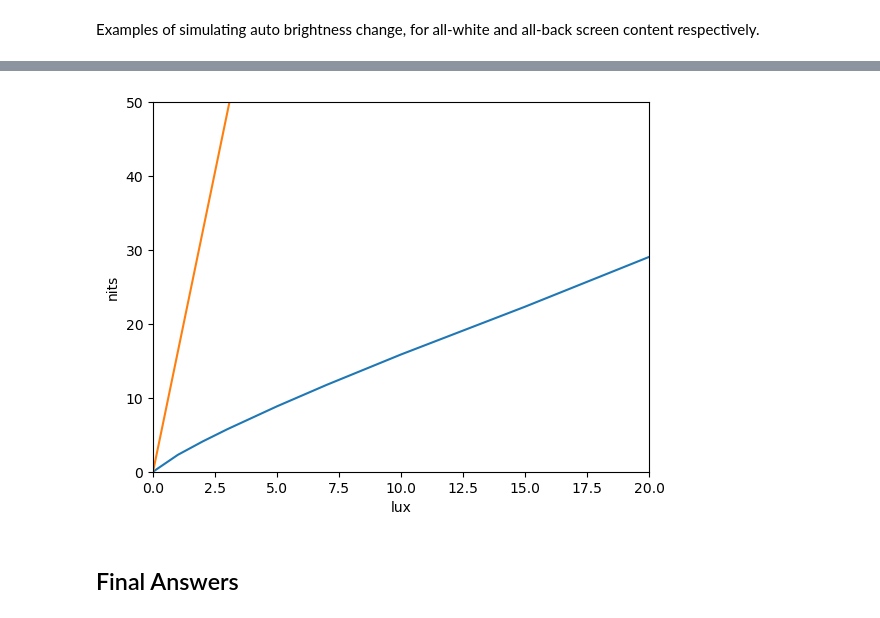
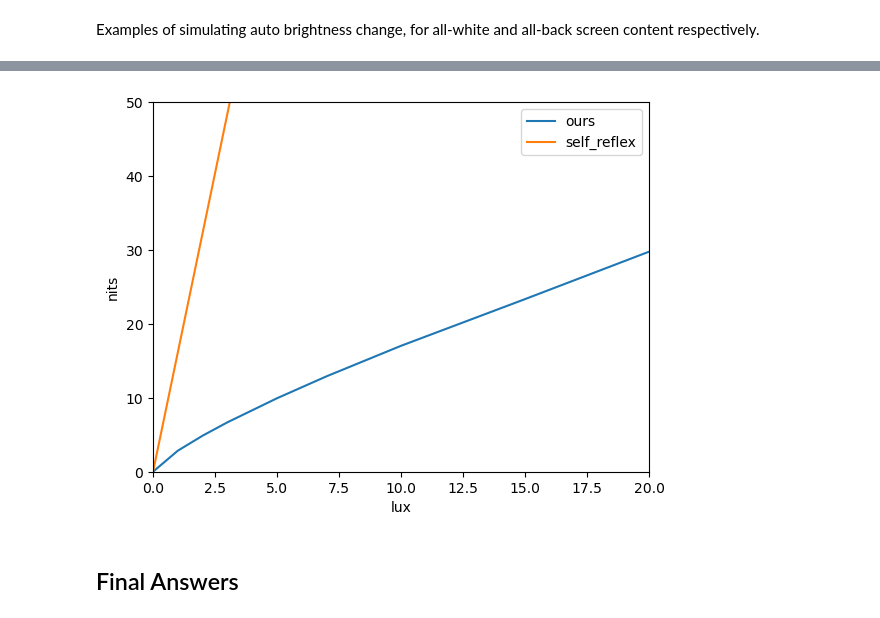
Before and after one commit to yezhiyi9670-aosp-forks/shared-android_device_oneplus_lemonades, a Jupyter notebook: docs/brightness_remap_calculations/calc.ipynb, the cells around one changed output, grey strips where cells are left out. Drawn from its saved outputs; the diff is of its cells as text; code cells hidden in the pictures.

```diff
--- a/docs/brightness_remap_calculations/calc.ipynb
+++ b/docs/brightness_remap_calculations/calc.ipynb
@@ -400,0 +219,10 @@ Conclusion: The register to nits mapping is mostly piecewise linear. The key poi
+# %%
+def register_to_nit(val: float):
+    return linear_map(val, panel_registers, panel_nits)
+def nit_to_register(val: float):
+    return linear_map(val, panel_nits, panel_registers)
+def nit_to_backlight(val: float):
+    return register_to_backlight(nit_to_register(val))
+key_nits = [ register_to_nit(register) for register in key_registers ]
+
+print(key_registers, key_nits)
@@ -572,55 +412,56 @@ Examples of simulating auto brightness change, for all-white and all-back screen
 # %%
 def simulate_brightness_change(
     env_lux: float,
-    start_nits: float,
-    auto_lux: list[float],
-    auto_nits: list[float],
-    auto_reflex_lux: list[float],
+    start_nit: float,
+    auto_luxs: Sequence[float],
+    auto_nits: Sequence[float],
+    self_reflex_ratio: float,  # 0 for black, 1 for white
     /,
     step_lim: tuple[float, float] = (0.95, 1.05),
     lux_change_thresh: tuple[float, float] = (1, 1)
 ):
     eps = 1e-2
-    curr_nits = start_nits
-    min_nits, max_nits = min(*auto_nits), max(*auto_nits)
-    min_lux, max_lux = min(*auto_lux), max(*auto_lux)
+    curr_nit = start_nit
+    min_nit, max_nit = min(*auto_nits), max(*auto_nits)
+    min_lux, max_lux = min(*auto_luxs), max(*auto_luxs)
     while True:
-        prev_nits = curr_nits
-        reflex_lux = list_to_list_linear_map(
-            curr_nits,
-            auto_nits, auto_reflex_lux
-        )
-        should_lux = list_to_list_linear_map(
-            curr_nits,
-            auto_nits, auto_lux
+        prev_nit = curr_nit
+        reflex_lux = self_reflex_nit_to_lux(curr_nit) * self_reflex_ratio
+        should_lux = linear_map(
+            curr_nit,
+            auto_nits, auto_luxs
         )
         curr_lux = reflex_lux + env_lux
         if lux_change_thresh[0] * should_lux <= curr_lux <= lux_change_thresh[1] * should_lux:
             break
-        curr_nits = list_to_list_linear_map(
+        curr_nit = linear_map(
             max(min_lux, min(max_lux, curr_lux)),
-            auto_lux, auto_nits,
+            auto_luxs, auto_nits,
         )
-        curr_nits = max(step_lim[0] * prev_nits, min(step_lim[1] * prev_nits, curr_nits))
-        curr_nits = max(min_nits, min(max_nits, curr_nits))
-        if abs(curr_nits - prev_nits) < eps:
+        curr_nit = max(step_lim[0] * prev_nit, min(step_lim[1] * prev_nit, curr_nit))
+        curr_nit = max(min_nit, min(max_nit, curr_nit))
+        if abs(curr_nit - prev_nit) < eps:
             break
-    return curr_lux, curr_nits
+    return curr_lux, curr_nit
 
-plt.plot(auto_lux, auto_nits)
-plt.plot(auto_reflex_white_lux, auto_nits)
+plt.plot(auto_luxs, auto_nits, label='ours')
+plt.plot(*make_auto_brightness_map(self_reflex_lux_to_nit), label='self_reflex')
 plt.xlim(0, 20)
 plt.ylim(0, 50)
 plt.xlabel('lux')
 plt.ylabel('nits')
-print(simulate_brightness_change(1500, 150, auto_lux, auto_nits, auto_reflex_black_lux))
-print(simulate_brightness_change(500, 150, auto_lux, auto_nits, auto_reflex_black_lux))
-print(simulate_brightness_change(300, 150, auto_lux, auto_nits, auto_reflex_black_lux))
-print(simulate_brightness_change(200, 150, auto_lux, auto_nits, auto_reflex_black_lux))
-print(simulate_brightness_change(100, 150, auto_lux, auto_nits, auto_reflex_black_lux))
-print(simulate_brightness_change(20, 150, auto_lux, auto_nits, auto_reflex_white_lux))
-print(simulate_brightness_change(5, 150, auto_lux, auto_nits, auto_reflex_white_lux))
-print(simulate_brightness_change(5, 150, auto_lux, auto_nits, auto_reflex_black_lux))
-print(simulate_brightness_change(2, 150, auto_lux, auto_nits, auto_reflex_black_lux))
-print(simulate_brightness_change(1, 150, auto_lux, auto_nits, auto_reflex_black_lux))
+plt.legend()
+print(simulate_brightness_change(1500, 150, auto_luxs, auto_nits, 0))
+print(simulate_brightness_change(500, 150, auto_luxs, auto_nits, 0))
+print(simulate_brightness_change(300, 150, auto_luxs, auto_nits, 0))
+print(simulate_brightness_change(200, 150, auto_luxs, auto_nits, 0))
+print(simulate_brightness_change(100, 150, auto_luxs, auto_nits, 0))
+print(simulate_brightness_change(20, 150, auto_luxs, auto_nits, 1))
+print(simulate_brightness_change(5, 150, auto_luxs, auto_nits, 1))
+print(simulate_brightness_change(5, 150, auto_luxs, auto_nits, 0))
+print(simulate_brightness_change(2, 150, auto_luxs, auto_nits, 0))
+print(simulate_brightness_change(1, 150, auto_luxs, auto_nits, 1))
+print(simulate_brightness_change(1, 150, auto_luxs, auto_nits, 0))
+print(simulate_brightness_change(.5, 150, auto_luxs, auto_nits, 1))
+print(simulate_brightness_change(.5, 150, auto_luxs, auto_nits, 0))
 # %% [output]
@@ -637,4 +481,4 @@ print(simulate_brightness_change(1, 150, auto_lux, auto_nits, auto_reflex_black_
-[figure, old version]
+[figure, new version]
 # %% [markdown]
 ## Final Answers
 # %% [markdown]
```
Also changed, not shown: parts of 29 cells of this notebook, 13 other files.
